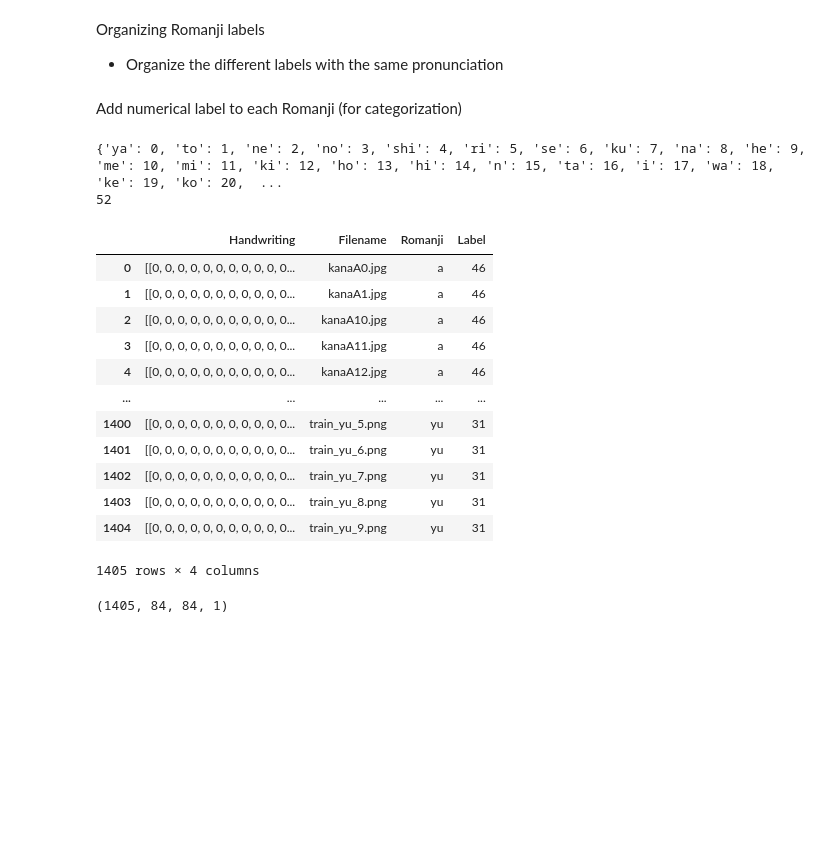
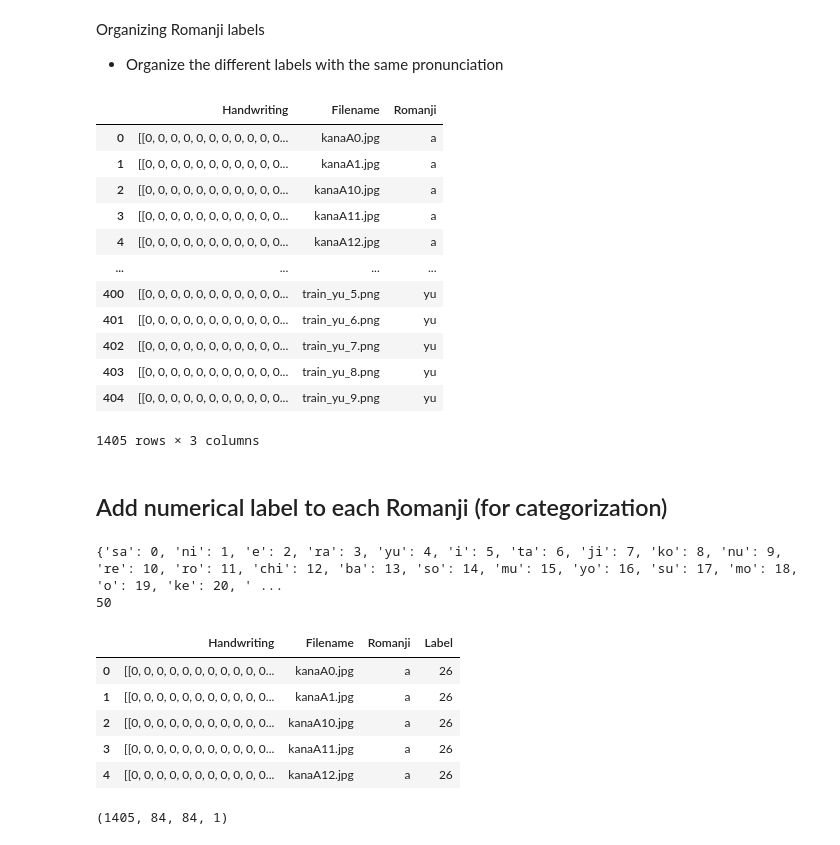
Before and after one commit to tim840818/nihongo_recognition, a Jupyter notebook: hiragana_recognition.ipynb, the cells around one changed output. Drawn from its saved outputs; the diff is of its cells as text; code cells hidden in the pictures; blank space fills up the shorter version.

```diff
--- a/hiragana_recognition.ipynb
+++ b/hiragana_recognition.ipynb
@@ -136,0 +74,8 @@ handwriting_table
+# %%
+from organize_data import get_handwriting_wishyut
+handwriting_table_wishyut = get_handwriting_wishyut()
+
+fig, ax = plt.subplots(1, 5, figsize=(10, 10))
+for i in range(5):
+    ax[i].imshow(handwriting_table_wishyut.Handwriting[i], cmap='gray')
+    ax[i].axis('off')
@@ -137,45 +84,53 @@ handwriting_table
 # %% [markdown]
 Organizing Romanji labels
 * Organize the different labels with the same pronunciation
-# %%
-handwriting_table.loc[handwriting_table["Romanji"] == "hu", "Romanji"] = "fu"
-handwriting_table.loc[handwriting_table["Romanji"] == "ti", "Romanji"] = "chi"
+# %%
+# create a function that maps {'hu', 'si', 'ti', 'tu'} to {'fu', 'shi', 'chi', 'tsu'}
+from label_process import map_to_hiragana
+# apply the function to the Romanji column
+handwriting_table.Romanji = handwriting_table.Romanji.map(map_to_hiragana)
+handwriting_table_wishyut.Romanji = handwriting_table_wishyut.Romanji.map(map_to_hiragana)
+# %%
+## combine two tables
+# handwriting_table = handwriting_table.append(handwriting_table_wishyut, ignore_index=True) # old!
+handwriting_table = pd.concat([handwriting_table, handwriting_table_wishyut])
+handwriting_table
+# %% [output]
+|  | Handwriting | Filename | Romanji |
+| 0 | [[0, 0, 0, 0, 0, 0, 0, 0, 0, 0, 0... | kanaA0.jpg | a |
+| 1 | [[0, 0, 0, 0, 0, 0, 0, 0, 0, 0, 0... | kanaA1.jpg | a |
+| 2 | [[0, 0, 0, 0, 0, 0, 0, 0, 0, 0, 0... | kanaA10.jpg | a |
+| 3 | [[0, 0, 0, 0, 0, 0, 0, 0, 0, 0, 0... | kanaA11.jpg | a |
+| 4 | [[0, 0, 0, 0, 0, 0, 0, 0, 0, 0, 0... | kanaA12.jpg | a |
+| ... | ... | ... | ... |
+| 400 | [[0, 0, 0, 0, 0, 0, 0, 0, 0, 0, 0... | train_yu_5.png | yu |
+| 401 | [[0, 0, 0, 0, 0, 0, 0, 0, 0, 0, 0... | train_yu_6.png | yu |
+| 402 | [[0, 0, 0, 0, 0, 0, 0, 0, 0, 0, 0... | train_yu_7.png | yu |
+| 403 | [[0, 0, 0, 0, 0, 0, 0, 0, 0, 0, 0... | train_yu_8.png | yu |
+| 404 | [[0, 0, 0, 0, 0, 0, 0, 0, 0, 0, 0... | train_yu_9.png | yu |
+1405 rows × 3 columns
 # %% [markdown]
-Add numerical label to each Romanji (for categorization)
+## Add numerical label to each Romanji (for categorization)
 # %%
 ## add labels to the datatable w.r.t. the romanji
-def romanji_to_dict(S): # construct dict from Romanji series
-    romanji_set = set (S)
-    # romanji_list = list(set(S))
-    romanji_dict = {}
-    for i, romanji in enumerate(romanji_set):
-        romanji_dict[romanji] = i
-    return romanji_dict
+from label_process import romanji_to_dict
 
 romanji_dict = romanji_to_dict(handwriting_table["Romanji"])
 romanji_categories = len(romanji_dict)
 handwriting_table["Label"] = handwriting_table["Romanji"].map(lambda x: romanji_dict[x])
 
 print(romanji_dict)
 print(romanji_categories)
-
-handwriting_table
+handwriting_table.head()
 # %% [output]
-{'ya': 0, 'to': 1, 'ne': 2, 'no': 3, 'shi': 4, 'ri': 5, 'se': 6, 'ku': 7, 'na': 8, 'he': 9, 'me': 10, 'mi': 11, 'ki': 12, 'ho': 13, 'hi': 14, 'n': 15, 'ta': 16, 'i': 17, 'wa': 18, 'ke': 19, 'ko': 20,  ...
-52
+{'sa': 0, 'ni': 1, 'e': 2, 'ra': 3, 'yu': 4, 'i': 5, 'ta': 6, 'ji': 7, 'ko': 8, 'nu': 9, 're': 10, 'ro': 11, 'chi': 12, 'ba': 13, 'so': 14, 'mu': 15, 'yo': 16, 'su': 17, 'mo': 18, 'o': 19, 'ke': 20, ' ...
+50
 |  | Handwriting | Filename | Romanji | Label |
-| 0 | [[0, 0, 0, 0, 0, 0, 0, 0, 0, 0, 0... | kanaA0.jpg | a | 46 |
-| 1 | [[0, 0, 0, 0, 0, 0, 0, 0, 0, 0, 0... | kanaA1.jpg | a | 46 |
-| 2 | [[0, 0, 0, 0, 0, 0, 0, 0, 0, 0, 0... | kanaA10.jpg | a | 46 |
-| 3 | [[0, 0, 0, 0, 0, 0, 0, 0, 0, 0, 0... | kanaA11.jpg | a | 46 |
-| 4 | [[0, 0, 0, 0, 0, 0, 0, 0, 0, 0, 0... | kanaA12.jpg | a | 46 |
-| ... | ... | ... | ... | ... |
-| 1400 | [[0, 0, 0, 0, 0, 0, 0, 0, 0, 0, 0... | train_yu_5.png | yu | 31 |
-| 1401 | [[0, 0, 0, 0, 0, 0, 0, 0, 0, 0, 0... | train_yu_6.png | yu | 31 |
-| 1402 | [[0, 0, 0, 0, 0, 0, 0, 0, 0, 0, 0... | train_yu_7.png | yu | 31 |
-| 1403 | [[0, 0, 0, 0, 0, 0, 0, 0, 0, 0, 0... | train_yu_8.png | yu | 31 |
-| 1404 | [[0, 0, 0, 0, 0, 0, 0, 0, 0, 0, 0... | train_yu_9.png | yu | 31 |
+| 0 | [[0, 0, 0, 0, 0, 0, 0, 0, 0, 0, 0... | kanaA0.jpg | a | 26 |
+| 1 | [[0, 0, 0, 0, 0, 0, 0, 0, 0, 0, 0... | kanaA1.jpg | a | 26 |
+| 2 | [[0, 0, 0, 0, 0, 0, 0, 0, 0, 0, 0... | kanaA10.jpg | a | 26 |
+| 3 | [[0, 0, 0, 0, 0, 0, 0, 0, 0, 0, 0... | kanaA11.jpg | a | 26 |
+| 4 | [[0, 0, 0, 0, 0, 0, 0, 0, 0, 0, 0... | kanaA12.jpg | a | 26 |
-1405 rows × 4 columns
 # %%
 ## construct X and y data from data-table
 X = handwriting_table["Handwriting"].to_numpy()
```
Also changed, not shown: parts of 38 cells of this notebook, 5 other files.
